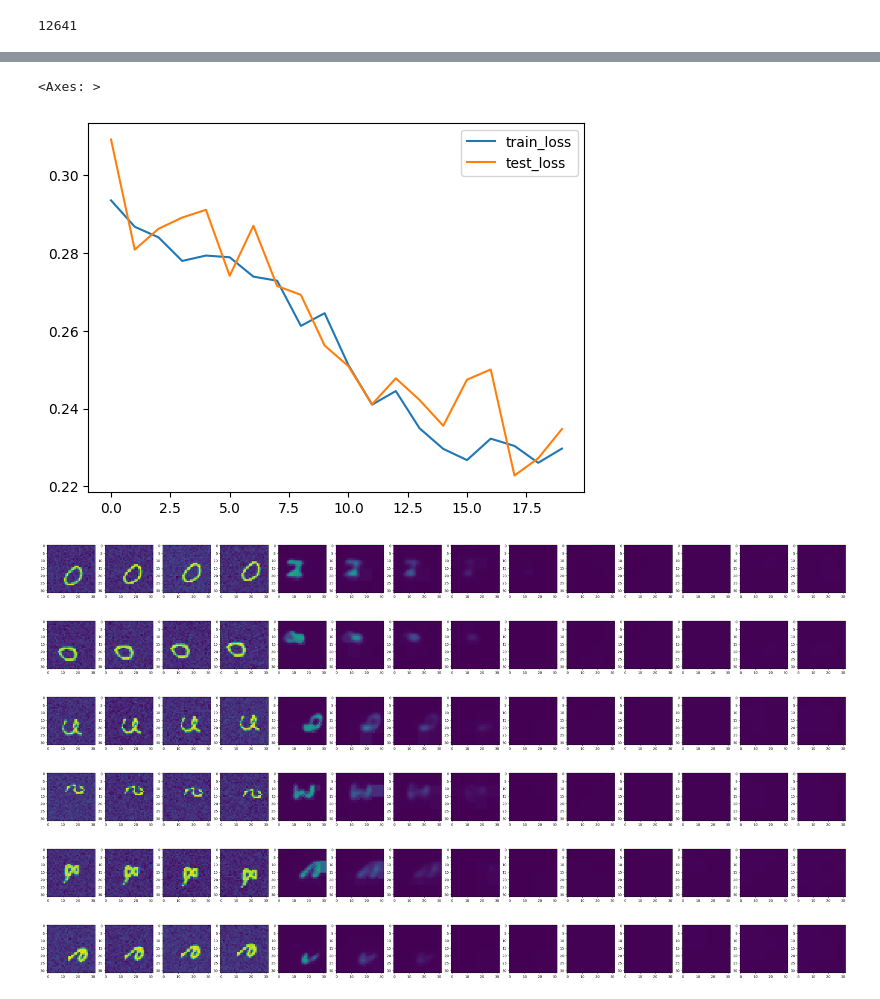
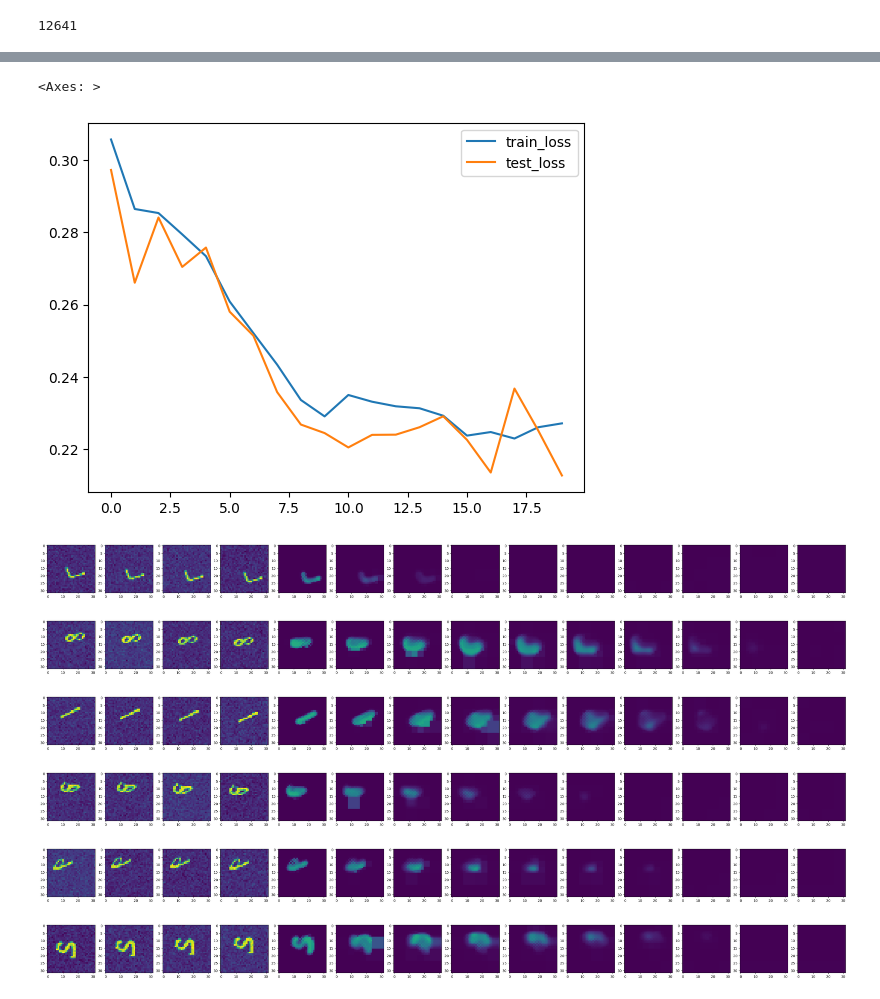
Before and after one commit to zach-gousseau/Quadtree-MPNNLSTM, a Jupyter notebook: seq2seq.ipynb, the cells around one changed output, grey strips where cells are left out. Cells and saved outputs as stored; diff of their text form; code cells hidden in the pictures.

```diff
--- a/seq2seq.ipynb
+++ b/seq2seq.ipynb
@@ -39,7 +39,7 @@ mnist_kwargs = dict(
 )
 
 # Create a train set (500), test set (50), and validation set (50)
-data_train = ModMovingMNISTDataset(100, **mnist_kwargs)
+data_train = ModMovingMNISTDataset(200, **mnist_kwargs)
 data_test = ModMovingMNISTDataset(50, **mnist_kwargs)
 data_val = ModMovingMNISTDataset(50, **mnist_kwargs)
 
@@ -79,7 +79,7 @@ model = NextFramePredictorS2S(
     input_features=1,
     device=device,
     output_timesteps=output_timesteps,
-
+    remesh_input=False,
     model_kwargs=model_kwargs)
 
 model.get_n_params()
@@ -129,28 +147,28 @@ Epoch 11 train MSE: 0.2410, test MSE: 0.2411, lr: 0.0081, time_per_epoch: 42.4
 model.loss.plot()
 # %% [output]
 <Axes: >
-[figure, old version]
+[figure, new version]
 # %%
 y_hat = model.predict(loader_val)
 # %%
 # Plot some example
 num_frames = 6
 
 for i in range(num_frames):
     fig, axs = plt.subplots(1, input_timesteps+output_timesteps, figsize=(3*(input_timesteps+output_timesteps), 4))
 
     # Inputs
     for j in range(input_timesteps):
-        axs[j].imshow(loader_test.dataset.x[i][j, ..., 0])
+        axs[j].imshow(loader_val.dataset.x[i][j, ..., 0])
 
     for j in range(output_timesteps):
         axs[input_timesteps+j].imshow(y_hat[i][j][..., 0], vmin=0, vmax=1)  # Prediction
 # %% [output]
-[figure, old version]
+[figure, new version]
-[figure, old version]
+[figure, new version]
-[figure, old version]
+[figure, new version]
-[figure, old version]
+[figure, new version]
-[figure, old version]
+[figure, new version]
-[figure, old version]
+[figure, new version]
 # %%
 model.loss.iloc[1:].plot()
```
Also changed, not shown: parts of 4 cells of this notebook, 2 other files.
